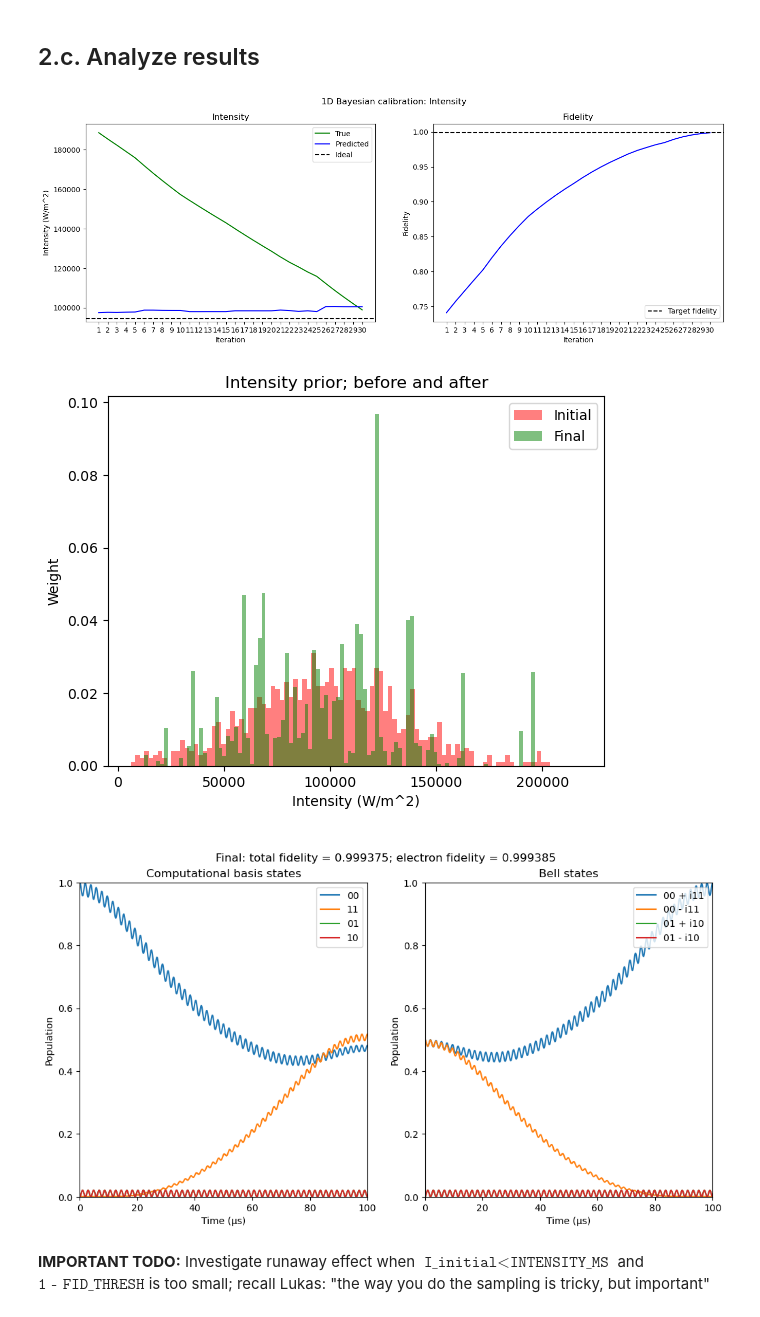
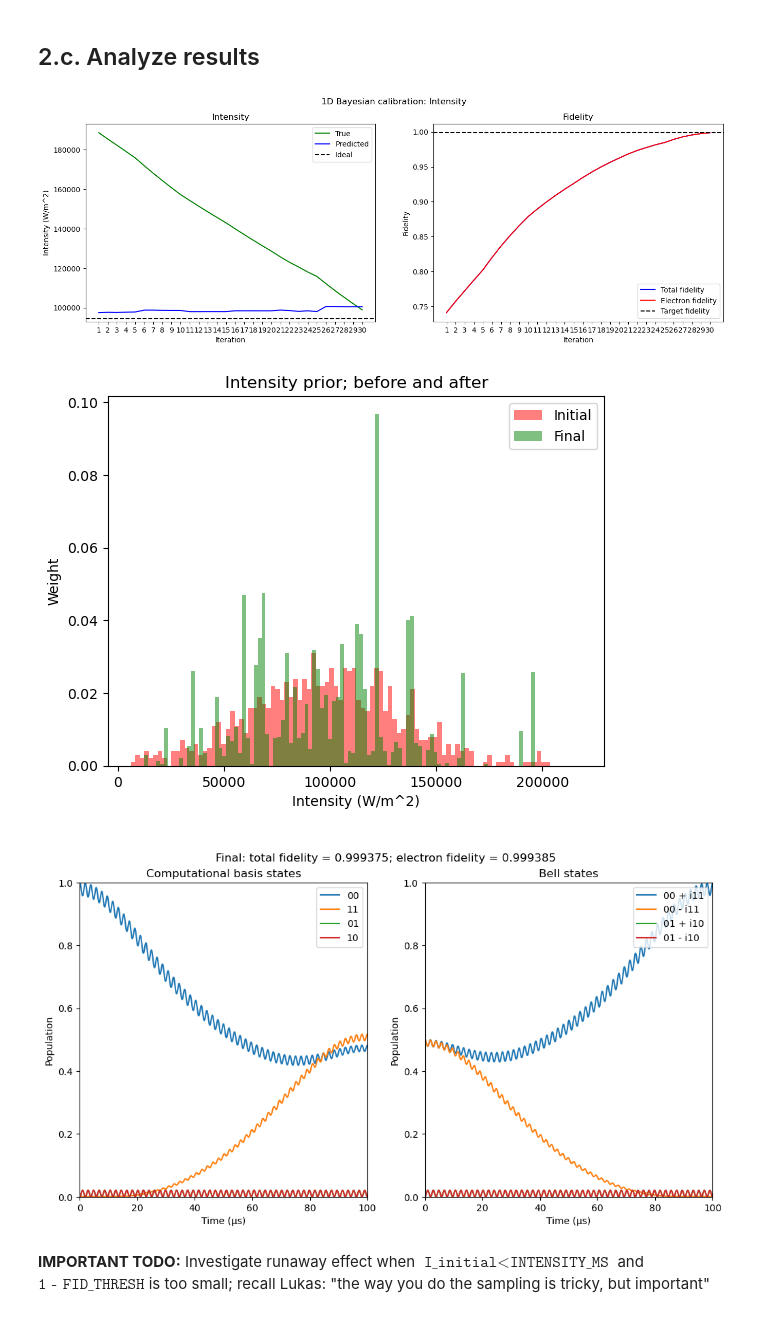
Before and after one commit to SQRLab/IonSim, a Jupyter notebook: molmer_sorensen/bayesian_calibration_1D.ipynb, the cells around one changed output. Cells and saved outputs as stored; diff of their text form; code cells hidden in the pictures.

```diff
--- a/molmer_sorensen/bayesian_calibration_1D.ipynb
+++ b/molmer_sorensen/bayesian_calibration_1D.ipynb
@@ -113,7 +113,8 @@ ket_01_p_i10 = (ket_01 + 1im*ket_10)/√2
 ρ_01_m_i10 = dm(ket_01_m_i10)
 ρ_01_p_i10 = dm(ket_01_p_i10)
 
-ρ_TARGET = dm(ket_00_p_i11 ⊗ ket0_VIB_MODE);
+ρ_TARGET = dm(ket_00_p_i11 ⊗ ket0_VIB_MODE)
+ρ_TARGET_EL = ρ_00_p_i11;
 # %% [markdown]
 Helper functions
 # %%
@@ -641,8 +642,11 @@ function BayesianCalibration1D(chamber, particles, weights, conditional_dist,
     h = hamiltonian(chamber, timescale=TIMESCALE, lamb_dicke_order=1, rwa_cutoff=Inf)
     tout, sol = timeevolution.schroedinger_dynamic(T_RANGE/TIMESCALE, ket_00 ⊗ ket0_VIB_MODE, h)
     ρ = dm(sol[end])
+    ρ_el = ptrace(ρ, 3)
     fid = real(fidelity(ρ, ρ_TARGET))
+    fid_el = real(fidelity(ρ_el, ρ_TARGET_EL))
     fid_tracker = []
+    fid_el_tracker = []
 
     # Begin Bayesian calibration
     iter = 0
@@ -656,6 +660,7 @@ function BayesianCalibration1D(chamber, particles, weights, conditional_dist,
         h = hamiltonian(chamber, timescale=TIMESCALE, lamb_dicke_order=1, rwa_cutoff=Inf)
         tout, sol = timeevolution.schroedinger_dynamic(T_RANGE/TIMESCALE, ket_00 ⊗ ket0_VIB_MODE, h)
         ρ = dm(sol[end])
+        ρ_el = ptrace(ρ, 3)
         probs = ZZ_probs(ρ)
         probs = probs ./ sum(probs)
         m_t = rand(Categorical([p for p in probs]), n_shots)
@@ -703,6 +708,7 @@ function BayesianCalibration1D(chamber, particles, weights, conditional_dist,
         append!(x_tracker, x)
         append!(xbar_tracker, xbar)
         append!(fid_tracker, real(fidelity(ρ, ρ_TARGET)))
+        append!(fid_el_tracker, real(fidelity(ρ_el, ρ_TARGET_EL)))
         fid = fid_tracker[end]
     end
 
@@ -710,7 +716,7 @@ function BayesianCalibration1D(chamber, particles, weights, conditional_dist,
     pop!(x_tracker)
     pop!(xbar_tracker)
 
-    return chamber, particles, weights, x_tracker, xbar_tracker, fid_tracker
+    return chamber, particles, weights, x_tracker, xbar_tracker, fid_tracker, fid_el_tracker
 
 end
 # %% [output]
@@ -763,7 +769,7 @@ plt.close(fig)
 # %% [markdown]
 ## 2.b. Calibrate
 # %%
-MS_CHAMBER_I_TUNED, particles_I_1d, weights_I_1d, I_tracker, I_bar_tracker, I_fid_tracker = BayesianCalibration1D(MS_CHAMBER_UNTUNED, particles_I_1d, weights_I_1d, m_given_I_1d_dist, "I", 5, 0.1)
+MS_CHAMBER_I_TUNED, particles_I_1d, weights_I_1d, I_tracker, I_bar_tracker, I_fid_tracker, I_fid_el_tracker = BayesianCalibration1D(MS_CHAMBER_UNTUNED, particles_I_1d, weights_I_1d, m_given_I_1d_dist, "I", 5, 0.1)
 length(I_tracker)
 # %% [output]
 30
@@ -779,40 +785,41 @@ ax1.set_xlabel("Iteration")
 ax1.set_ylabel("Intensity (W/m^2)")
 ax1.set_title("Intensity")
 ax1.legend()
-ax2.plot(1:length(I_fid_tracker), I_fid_tracker, color="b")
+ax2.plot(1:length(I_fid_tracker), I_fid_tracker, color="b", label = "Total fidelity")
+ax2.plot(1:length(I_fid_el_tracker), I_fid_el_tracker, color="r", label = "Electron fidelity")
 ax2.axhline(FID_THRESH, label = "Target fidelity", color="k", linestyle="--")
 ax2.set_xticks(ticks=1:length(I_fid_tracker))
 ax2.set_xlabel("Iteration")
 ax2.set_ylabel("Fidelity")
 ax2.set_title("Fidelity")
 ax2.legend()
 fig.suptitle("1D Bayesian calibration: Intensity")
 plt.display(fig)
 plt.close(fig)
 
 particles_I_1d_binned_final, weights_I_1d_binned_final, binwidth_I_1d_final = bin_prior(particles_I_1d, weights_I_1d, 100)
 fig = plt.figure()
 plt.bar(particles_I_1d_binned_initial, weights_I_1d_binned_initial, width = binwidth_I_1d_initial, color="r", label = "Initial", alpha=0.5)
 plt.bar(particles_I_1d_binned_final, weights_I_1d_binned_final, width = binwidth_I_1d_final, color="g", label = "Final", alpha=0.5)
 plt.title("Intensity prior; before and after")
 plt.xlabel("Intensity (W/m^2)")
 plt.ylabel("Weight")
 plt.legend()
 plt.display(fig)
 plt.close(fig)
 
 h = hamiltonian(MS_CHAMBER_I_TUNED, timescale=TIMESCALE, lamb_dicke_order=1, rwa_cutoff=Inf)
 tout, sol = timeevolution.schroedinger_dynamic(T_RANGE/TIMESCALE, ket_00 ⊗ ket0_VIB_MODE, h)
 ρ = dm(sol[end])
 fid = real(fidelity(ρ, ρ_TARGET))
 ρ_el = ptrace(ρ, 3)
 fid_el = real(fidelity(ρ_el, ρ_00_p_i11))
 fig = plot_populations_double(MS_CHAMBER_I_TUNED, tout, sol)
 plt.suptitle("\nFinal: total fidelity = $(round(fid, digits=6)); electron fidelity = $(round(fid_el, digits=6))")
 plt.display(fig)
 plt.close(fig)
 # %% [output]
-[figure, old version]
+[figure, new version]
 [figure]
 [figure]
 # %% [markdown]
```
Also changed, not shown: parts of 7 cells of this notebook.
